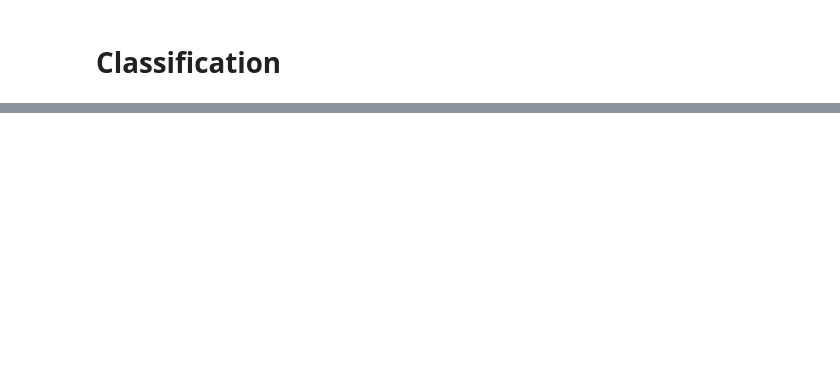
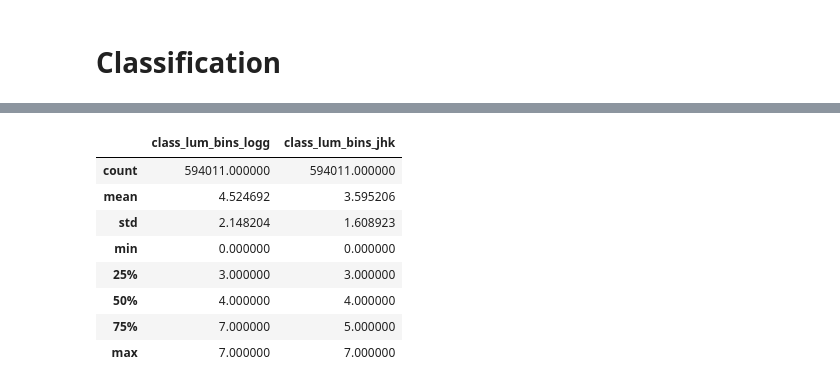
Before and after one commit to astrodeepnet/students-project-2024, a Jupyter notebook: notebooks/s2/input_classes.ipynb, the cells around one changed output, grey strips where cells are left out. Saved outputs shown, nothing was run; the diff lists cells and outputs as text; code cells hidden in the pictures; blank space fills up the shorter version.

```diff
--- a/notebooks/s2/input_classes.ipynb
+++ b/notebooks/s2/input_classes.ipynb
@@ -70,34 +68,15 @@ def classify_lum_logg(logg):
         return None
 # %%
 def classify_lum_j(parallax_mas, j_val):
-    """
-    Calcule la classe de luminosité via la magnitude absolue M_J,
-    si la parallaxe (en mas) et la magnitude apparente J sont disponibles.
 
-    Paramètres
-    ----------
-    parallax_mas : float
-        Parallaxe en millisecondes d'arc (mas).
-    j_val : float
-        Magnitude apparente dans la bande J.
-
-    Renvoie
-    -------
-    str : la classe de luminosité (Ia-O, Ia, Ib, II, III, IV, V, VI, D)
-          ou None si impossibilité de calcul.
-    """
-    # Vérifications de base
     if (parallax_mas is None or np.isnan(parallax_mas) or parallax_mas <= 0.0 or
         j_val is None or np.isnan(j_val)):
         return None
 
-    # Distance en parsecs
     d_pc = 1000.0 / parallax_mas
 
-    # Magnitude absolue en bande J
     M_j = j_val + 5.0 - 5.0 * np.log10(d_pc)
 
-    # Seuils indicatifs pour les classes de luminosité
     if M_j <= -9:
         return 'Ia-O'
     elif -9 < M_j <= -7:
@@ -465,0 +582,14 @@ class_lum_jhk_mapped               0.000000
+# %%
+df_classes = df[['apogee_id','class_spectral', 'class_lum_logg', 'class_lum_jhk', 'class_lum_bins_logg', 'class_lum_bins_jhk']]
+
+df_classes.describe()
+# %% [output]
+|  | class_lum_bins_logg | class_lum_bins_jhk |
+| count | 594011.000000 | 594011.000000 |
+| mean | 4.524692 | 3.595206 |
+| std | 2.148204 | 1.608923 |
+| min | 0.000000 | 0.000000 |
+| 25% | 3.000000 | 3.000000 |
+| 50% | 4.000000 | 4.000000 |
+| 75% | 7.000000 | 5.000000 |
+| max | 7.000000 | 7.000000 |
```
Also changed, not shown: parts of 20 cells of this notebook, 1 other file.
